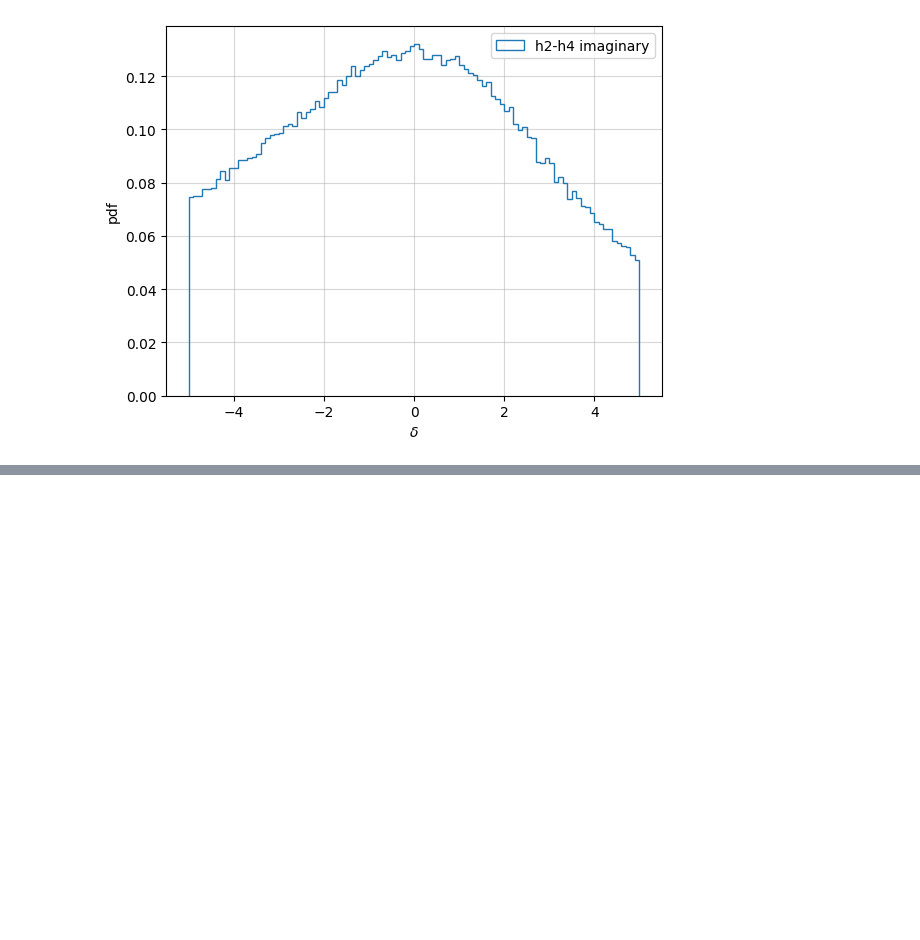
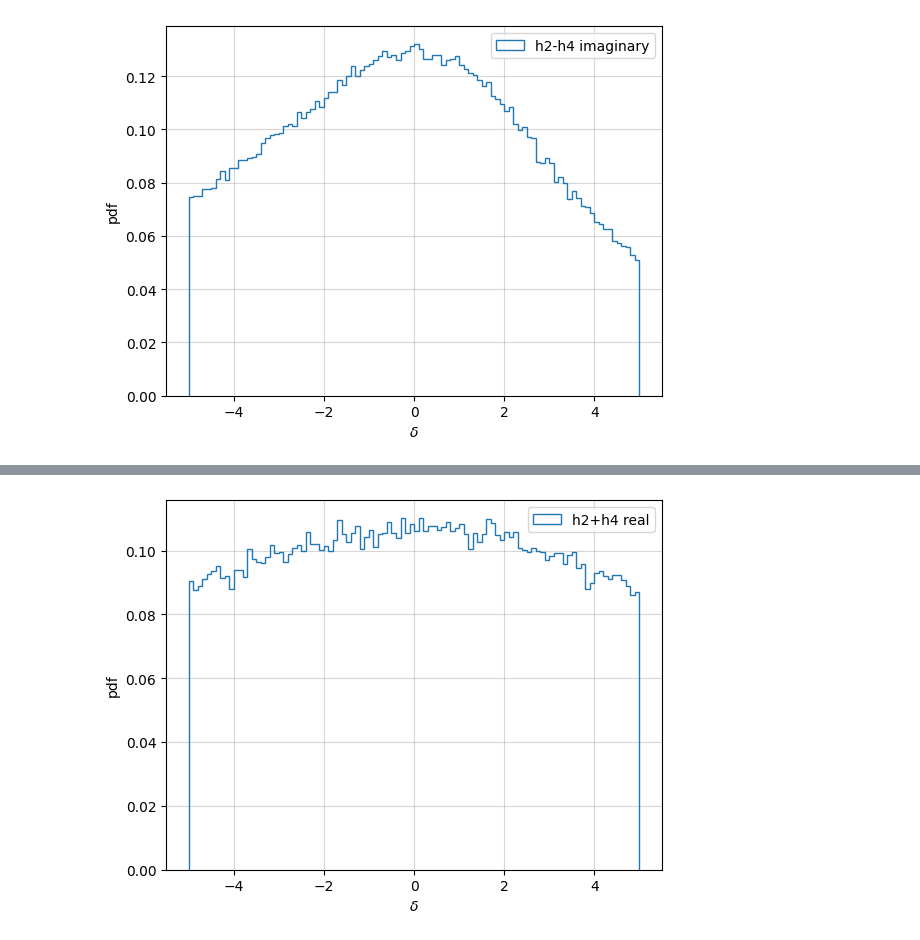
Before and after one commit to talismanbrandi/qqzz4l-NN, a Jupyter notebook: notebooks/plots-new-2.ipynb, the cells around one changed output, grey strips where cells are left out. Cells and saved outputs as stored; diff of their text form; code cells hidden in the pictures; blank space fills up the shorter version.

Commit message:
Added notebooks for sum and difference plots and updated the code for initializing learning rate

```diff
--- a/notebooks/plots-new-2.ipynb
+++ b/notebooks/plots-new-2.ipynb
@@ -203,0 +206,2 @@ plt.show()
+# %%
+df_h2_plus_h4 = pd.read_csv('../models/run8/skip-torch-4D-y5+y13_y6+y14-8740d034--16-32-swish-1024-adam-exp-schedule-mse-val_mse-83.399660-99.401326/test-results-8740d034-83.399660-99.401326.csv')
@@ -203,0 +236,9 @@ plt.show()
+# %%
+plt.hist(df_h2_plus_h4[abs(df_h2_plus_h4['delta_y5+y13']) < 5]['delta_y5+y13'], bins=100, histtype='step', label='h2+h4 real', density=True)
+plt.grid('dotted', alpha=0.5)
+plt.xlabel(r'$\delta$')
+plt.ylabel(r'pdf')
+plt.legend()
+plt.show()
+# %% [output]
+[figure, added]
```
Also changed, not shown: parts of 16 cells of this notebook, 20 other files.
